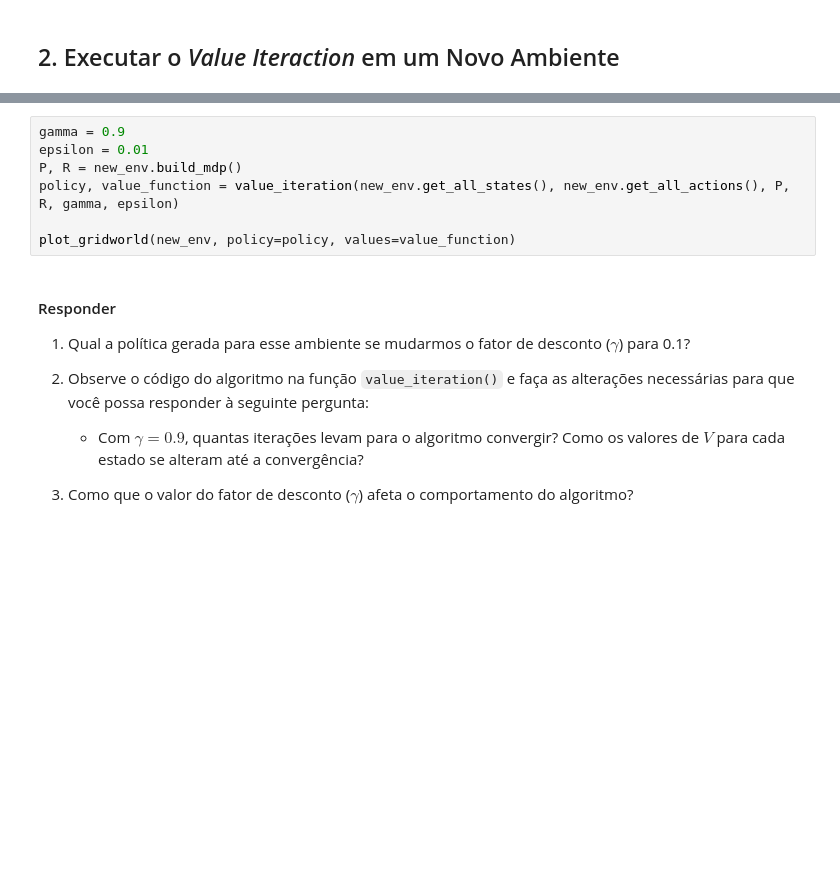
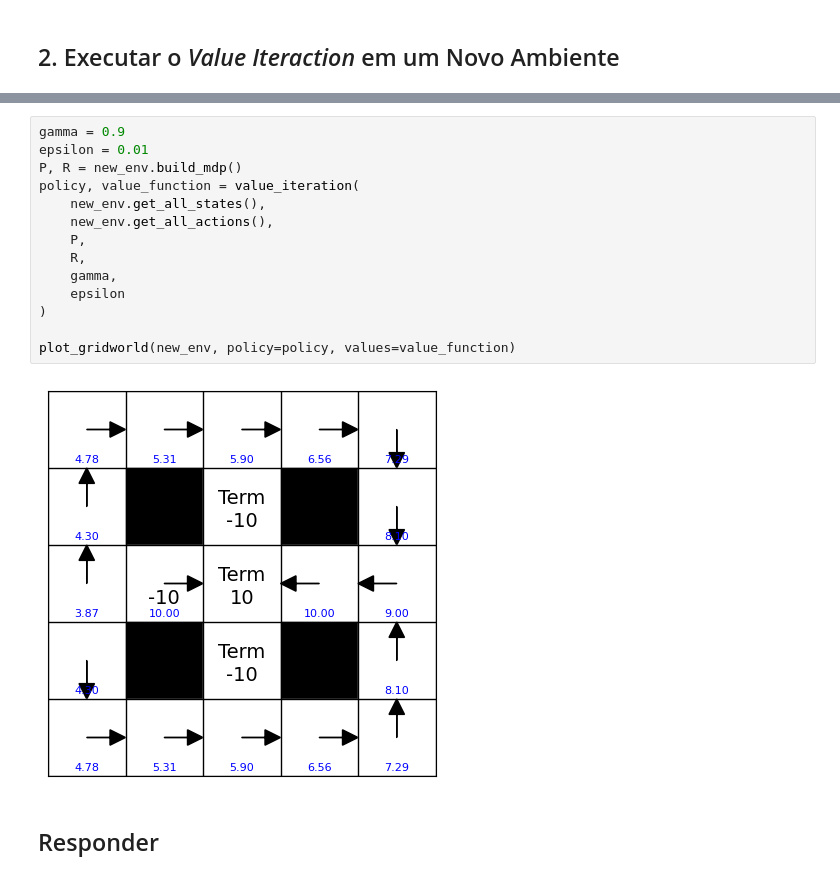
Before and after one commit to rodolfo-brandao/pos-graduacao, a Jupyter notebook: modulos/modulo-11/exercicio_01.ipynb, the cells around one changed output, grey strips where cells are left out. Cells and saved outputs as stored; diff of their text form; blank space fills up the shorter version.

```diff
--- a/modulos/modulo-11/exercicio_01.ipynb
+++ b/modulos/modulo-11/exercicio_01.ipynb
@@ -240,16 +265,18 @@ plot_gridworld(new_env)
 # %%
 gamma = 0.9
 epsilon = 0.01
 P, R = new_env.build_mdp()
-policy, value_function = value_iteration(new_env.get_all_states(), new_env.get_all_actions(), P, R, gamma, epsilon)
+policy, value_function = value_iteration(
+    new_env.get_all_states(),
+    new_env.get_all_actions(),
+    P,
+    R,
+    gamma,
+    epsilon
+)
 
 plot_gridworld(new_env, policy=policy, values=value_function)
+# %% [output]
+[figure, added]
 # %% [markdown]
-#### Responder
-
-1. Qual a política gerada para esse ambiente se mudarmos o fator de desconto ($γ$) para 0.1?
-
-2. Observe o código do algoritmo na função `value_iteration()` e faça as alterações necessárias para que você possa responder à seguinte pergunta:
-    - Com $γ = 0.9$, quantas iterações levam para o algoritmo convergir? Como os valores de $V$ para cada estado se alteram até a convergência?
-
-3. Como que o valor do fator de desconto ($γ$) afeta o comportamento do algoritmo?
+## Responder
```
Also changed, not shown: parts of 13 cells of this notebook.
